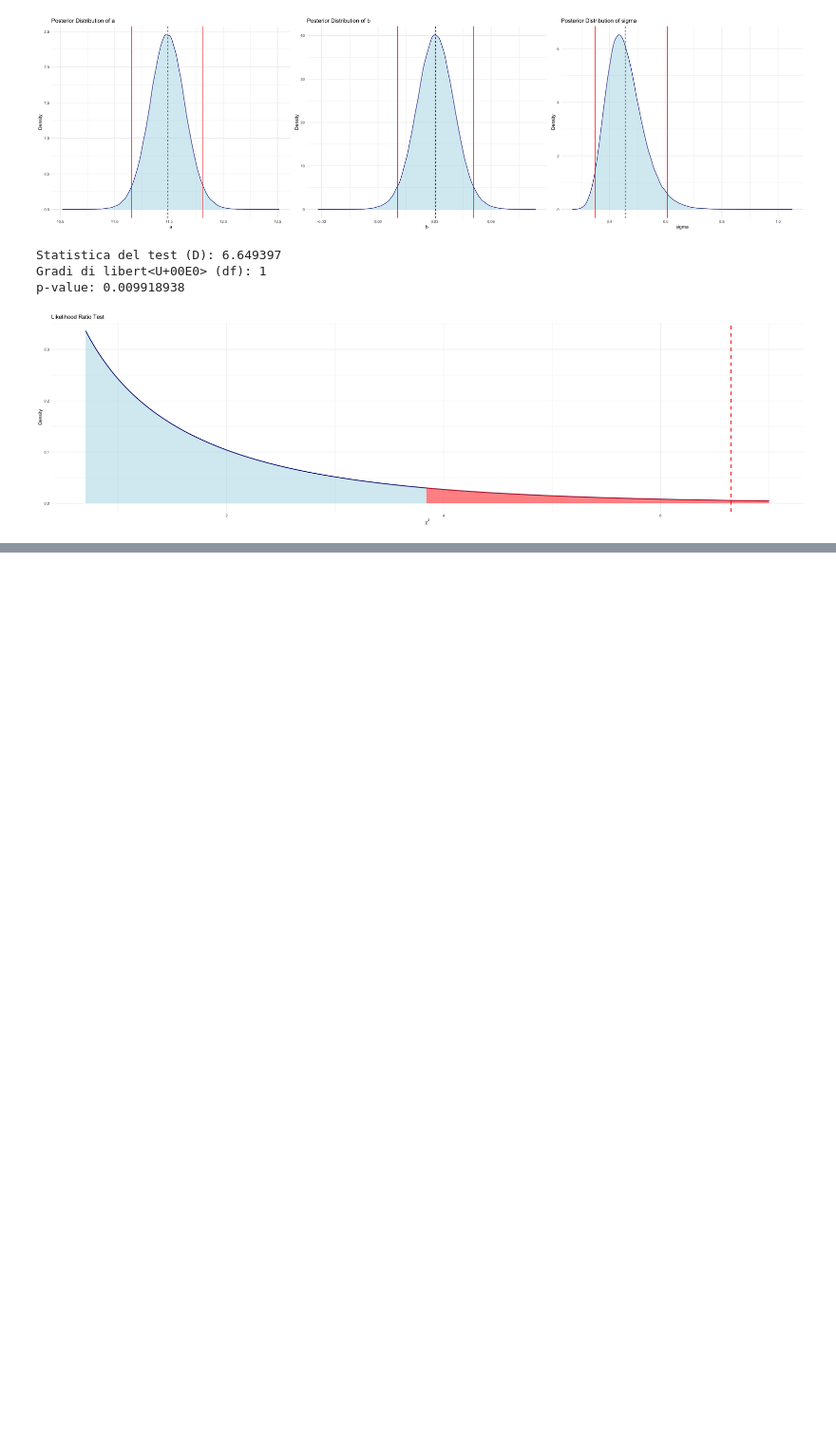
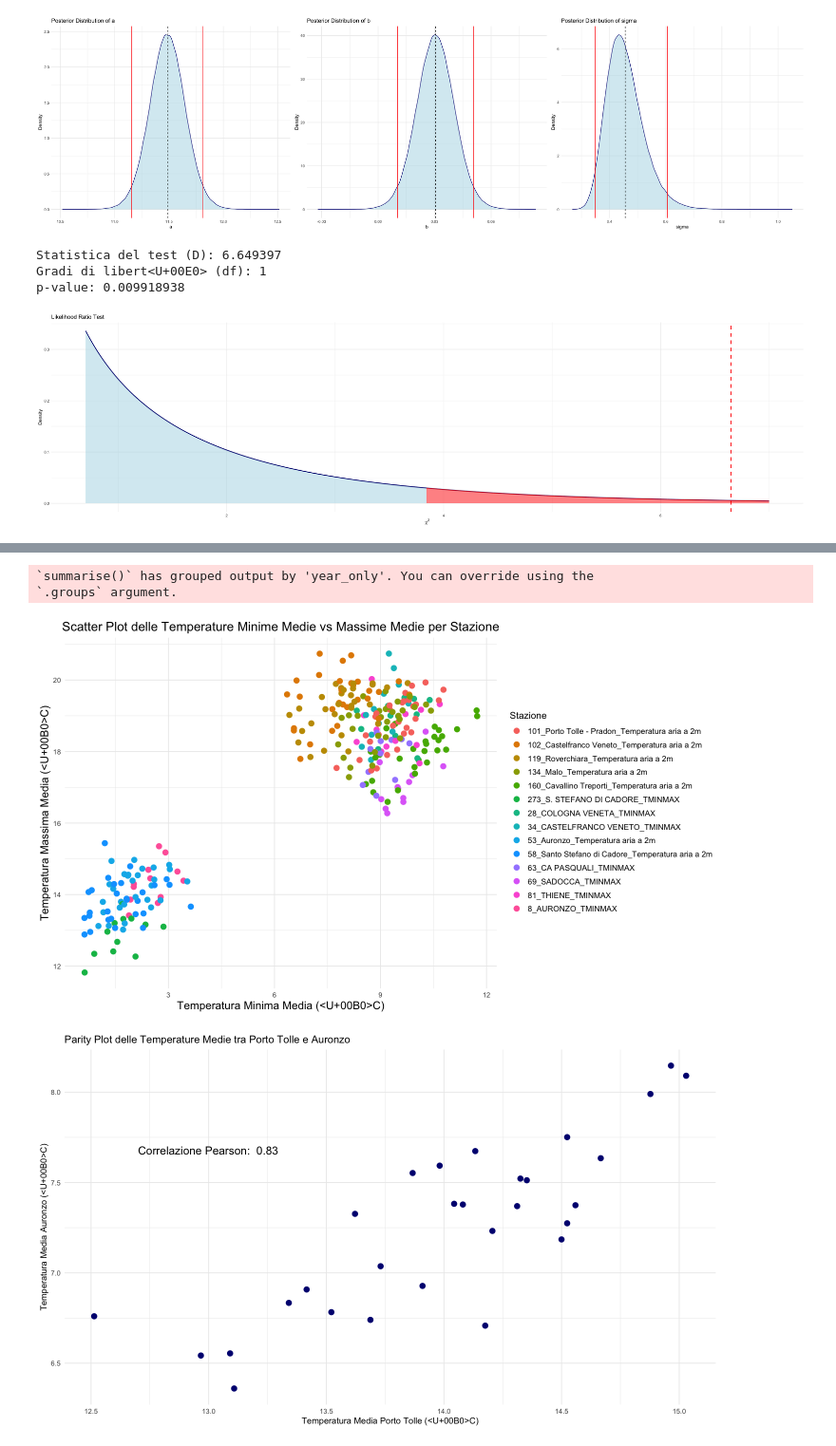
Before and after one commit to Lorycav/Weather_Statistical_Analysis_And_Forecasting, a Jupyter notebook: project.ipynb, the cells around one changed output, grey strips where cells are left out. Shown at 95% size. Saved outputs shown, nothing was run; the diff lists cells and outputs as text; code cells hidden in the pictures; blank space fills up the shorter version.

Commit message:
correlations

```diff
--- a/project.ipynb
+++ b/project.ipynb
@@ -603,0 +595,54 @@ p-value: 0.009918938
+# %%
+
+city_dataset <- daily_dataset |>
+  group_by(year_only, file) |>
+  summarise(MIN_mean = mean(TMIN, na.rm = TRUE),
+            MED_mean = mean(TMED, na.rm = TRUE),
+            MAX_mean = mean(TMAX, na.rm = TRUE))
+
+
+porto_tolle <- city_dataset |> filter(file == '101_Porto Tolle - Pradon_Temperatura aria a 2m')
+auronzo <- city_dataset |> filter(file == '53_Auronzo_Temperatura aria a 2m')
+
+
+corr_df <- data.frame(porto_tolle, auronzo)
+
+# Opzioni per la dimensione del plot
+options(repr.plot.width = 12, repr.plot.height = 7)
+
+
+ggplot(city_dataset, aes(x = MIN_mean, y = MAX_mean, color = file)) +
+  geom_point(size = 3) +
+  labs(
+    title = "Scatter Plot delle Temperature Minime Medie vs Massime Medie per Stazione",
+    x = "Temperatura Minima Media (°C)",
+    y = "Temperatura Massima Media (°C)",
+    color = "Stazione"
+  ) +
+  theme_minimal() +
+  theme(
+    plot.title = element_text(hjust = 0.5, size = 16),
+    axis.title.x = element_text(size = 14),
+    axis.title.y = element_text(size = 14),
+    legend.title = element_text(size = 12),
+    legend.text = element_text(size = 10)
+  )
+
+
+correlation_pearson <- cor(porto_tolle$MED_mean, auronzo$MED_mean, method = "pearson")
+ggplot(corr_df, aes(x = MED_mean, y = MED_mean.1)) +
+  geom_point(size = 3, color = 'navy') +
+  labs(
+    title = "Parity Plot delle Temperature Medie tra Porto Tolle e Auronzo",
+    x = "Temperatura Media Porto Tolle (°C)",
+    y = "Temperatura Media Auronzo (°C)"
+  ) +
+  theme_minimal() +
+  annotate("text", x = 12.7 , y =7.7,
+           label = paste("Correlazione Pearson: ", round(correlation_pearson, 2)),
+           hjust = 0, vjust = 1, size = 5, color = "black")
+# %% [output]
+`summarise()` has grouped output by 'year_only'. You can override using the
+`.groups` argument.
+[figure, added]
+[figure, added]
```
Also changed, not shown: parts of 7 cells of this notebook.
